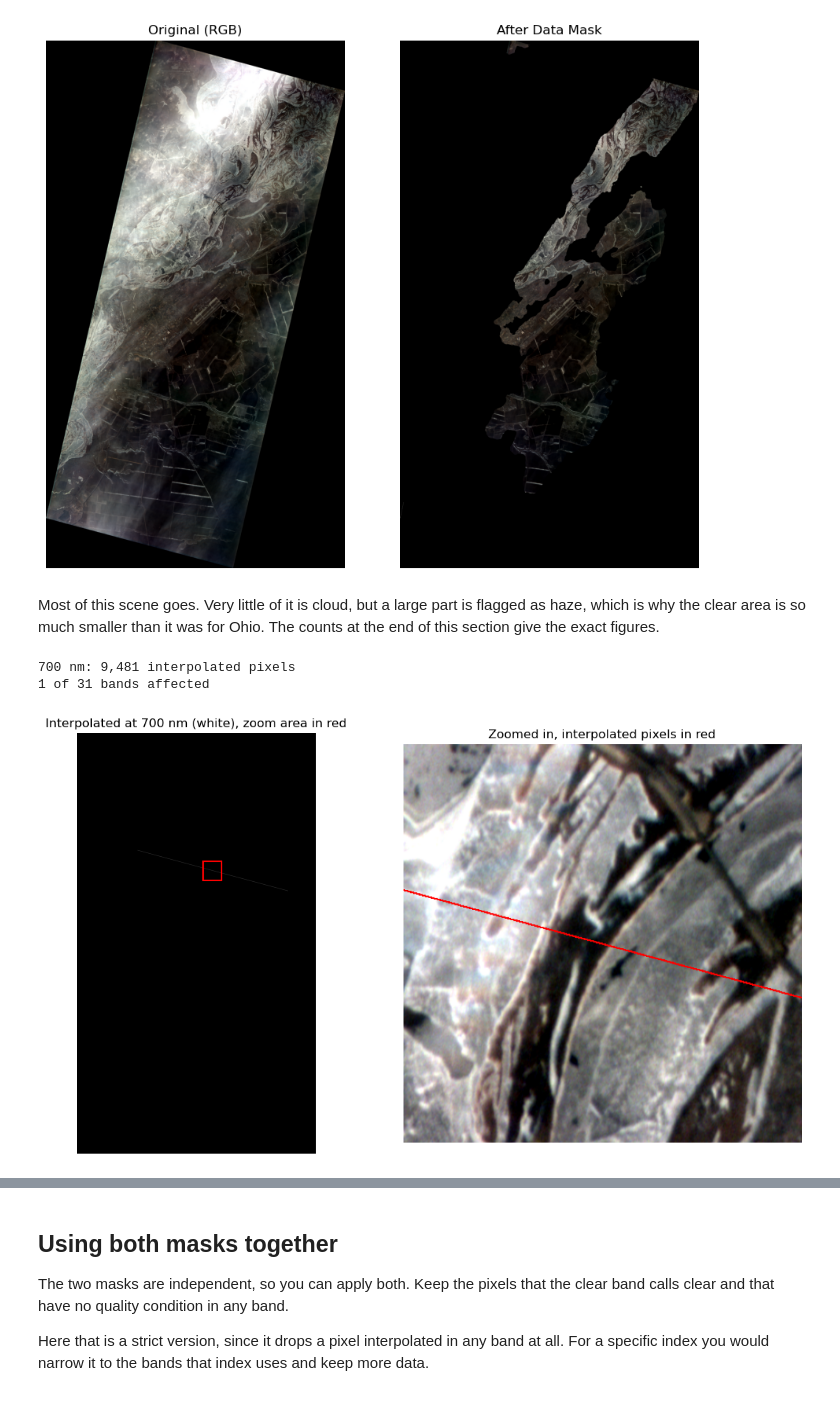
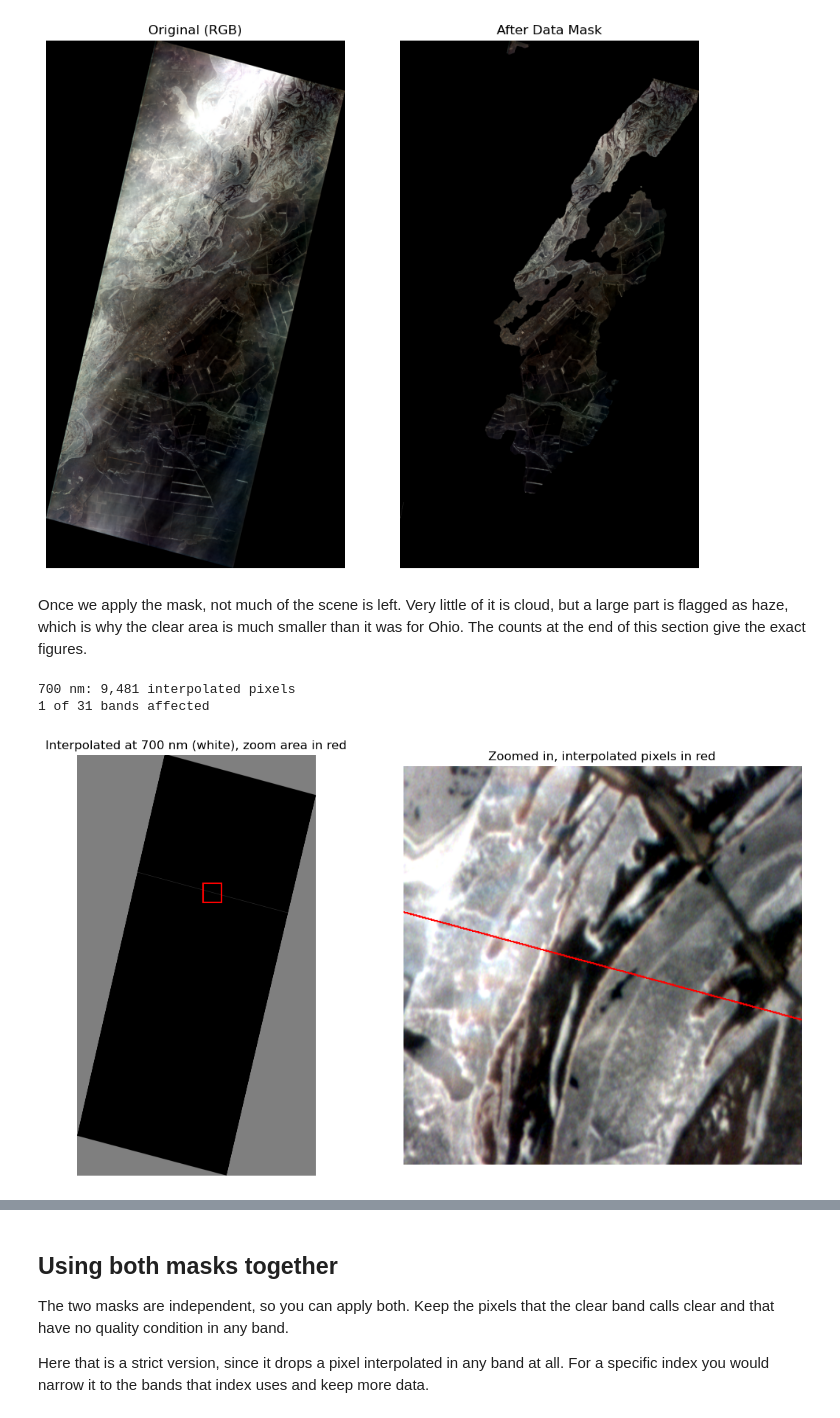
Before and after one commit to Nrevyw/wyvern-public-resources, a Jupyter notebook: tutorial-notebooks/cloud-and-data-masks/cloud_and_data_masks.ipynb, the cells around one changed output, grey strips where cells are left out. Drawn from its saved outputs; the diff is of its cells as text; code cells hidden in the pictures.

```diff
--- a/tutorial-notebooks/cloud-and-data-masks/cloud_and_data_masks.ipynb
+++ b/tutorial-notebooks/cloud-and-data-masks/cloud_and_data_masks.ipynb
@@ -259,7 +268,11 @@ The haze panel shows one large patch that is away from the clouds, and in the RG
 The following figure shows all three where cloud is red, haze is green, cloud shadow is blue.
 # %%
 composite = rgb_display.copy()
-for i, colour in [(1, [0.90, 0.20, 0.20]), (2, [0.24, 0.78, 0.24]), (3, [0.24, 0.43, 0.90])]:
+for i, colour in [
+    (1, [0.90, 0.20, 0.20]),
+    (2, [0.24, 0.78, 0.24]),
+    (3, [0.24, 0.43, 0.90]),
+]:
     flagged = data_mask[i] == 1
     composite[flagged] = 0.4 * composite[flagged] + 0.6 * np.array(colour)
 
@@ -370,10 +383,14 @@ QUALITY_STAC_URL = (
 )
 
 q_item = load_item(QUALITY_STAC_URL)
-q_paths = download_assets(q_item, ["Cloud optimized GeoTiff", "Pixel Quality Mask", "Data Mask"])
+q_paths = download_assets(
+    q_item, ["Cloud optimized GeoTiff", "Pixel Quality Mask", "Data Mask"]
+)
 
 q_asset = q_item["assets"]["Cloud optimized GeoTiff"]
-q_wavelengths = np.array([band["center_wavelength"] * 1000 for band in q_asset["eo:bands"]])
+q_wavelengths = np.array(
+    [band["center_wavelength"] * 1000 for band in q_asset["eo:bands"]]
+)
 q_scale = q_asset["raster:bands"][0]["scale"]
 q_nodata = q_asset["raster:bands"][0]["nodata"]
 q_bands = [nearest_band(q_wavelengths, nm) for nm in (650, 550, 490)]
@@ -390,7 +407,9 @@ Before looking at the quality bands, here is the scene itself with the clear mas
 This scene is large, so we read it at quarter resolution. Rasterio does that through `out_shape`, which downsamples as it reads instead of loading everything first. It is only for context here, and the analysis below still uses the full resolution mask.
 # %%
 with rasterio.open(q_paths["Cloud optimized GeoTiff"]) as src:
-    small_raw = src.read(q_bands, out_shape=(len(q_bands), src.height // 4, src.width // 4))
+    small_raw = src.read(
+        q_bands, out_shape=(len(q_bands), src.height // 4, src.width // 4)
+    )
 
 with rasterio.open(q_paths["Data Mask"]) as src:
     small_clear = src.read(1, out_shape=(src.height // 4, src.width // 4)) == 1
@@ -400,7 +419,9 @@ small[small_raw == q_nodata] = np.nan
 small *= q_scale
 small = np.moveaxis(small, 0, -1)
 
-q_overview = np.nan_to_num(np.stack([stretch(small[:, :, i]) for i in range(3)], axis=-1), nan=0)
+q_overview = np.nan_to_num(
+    np.stack([stretch(small[:, :, i]) for i in range(3)], axis=-1), nan=0
+)
 q_overview_clear = np.where(small_clear[:, :, None], q_overview, 0)
 
 fig, axes = plt.subplots(1, 2, figsize=(9, 7), layout="constrained")
@@ -416,7 +437,7 @@ plt.show()
 # %% [output]
 [figure]
 # %% [markdown]
-Most of this scene goes. Very little of it is cloud, but a large part is flagged as haze, which is why the clear area is so much smaller than it was for Ohio. The counts at the end of this section give the exact figures.
+Once we apply the mask, not much of the scene is left. Very little of it is cloud, but a large part is flagged as haze, which is why the clear area is much smaller than it was for Ohio. The counts at the end of this section give the exact figures.
 # %%
 interpolated_counts = []
 
@@ -429,46 +450,55 @@ with rasterio.open(q_paths["Pixel Quality Mask"]) as src:
 
 affected = [i for i, count in enumerate(interpolated_counts, start=1) if count]
 for i in affected:
-    print(f"{round(q_wavelengths[i - 1])} nm: {interpolated_counts[i - 1]:,} interpolated pixels")
+    print(
+        f"{round(q_wavelengths[i - 1])} nm: {interpolated_counts[i - 1]:,} interpolated pixels"
+    )
 print(f"{len(affected)} of {len(interpolated_counts)} bands affected")
 
 worst_band = int(np.argmax(interpolated_counts)) + 1
 worst_nm = round(q_wavelengths[worst_band - 1])
 with rasterio.open(q_paths["Pixel Quality Mask"]) as src:
-    worst_flags = src.read(worst_band) == 1
+    worst_raw = src.read(worst_band)
+worst_flags = worst_raw == 1
 
 # The flagged pixels run most of the way across the scene, so crop a fixed
 # window around the middle.
 rows, cols = np.nonzero(worst_flags)
 half = 250
 r, c = int(np.median(rows)), int(np.median(cols))
 r0, c0 = max(r - half, 0), max(c - half, 0)
 r1, c1 = min(r + half, worst_flags.shape[0]), min(c + half, worst_flags.shape[1])
 window = Window(c0, r0, c1 - c0, r1 - r0)
 
 # Read only that window of the imagery instead of full scene.
 with rasterio.open(q_paths["Cloud optimized GeoTiff"]) as src:
     q_raw = src.read(q_bands, window=window)
 
 q_reflectance = q_raw.astype(np.float32)
 q_reflectance[q_raw == q_nodata] = np.nan
 q_reflectance *= q_scale
 q_rgb = np.moveaxis(q_reflectance, 0, -1)
 
-crop = np.nan_to_num(np.stack([stretch(q_rgb[:, :, i]) for i in range(3)], axis=-1), nan=0)
+crop = np.nan_to_num(
+    np.stack([stretch(q_rgb[:, :, i]) for i in range(3)], axis=-1), nan=0
+)
 crop[worst_flags[r0:r1, c0:c1]] = [1, 0, 0]
 
 fig, axes = plt.subplots(1, 2, figsize=(11, 6), layout="constrained")
-axes[0].imshow(worst_flags, cmap="gray", vmin=0, vmax=1)
-axes[0].add_patch(plt.Rectangle((c0, r0), c1 - c0, r1 - r0, edgecolor="red", facecolor="none", lw=1.5))
+axes[0].imshow(
+    np.ma.masked_where(worst_raw == 255, worst_flags), cmap=grey, vmin=0, vmax=1
+)
+axes[0].add_patch(
+    plt.Rectangle((c0, r0), c1 - c0, r1 - r0, edgecolor="red", facecolor="none", lw=1.5)
+)
 axes[0].set_title(f"Interpolated at {worst_nm} nm (white), zoom area in red")
 axes[1].imshow(crop)
 axes[1].set_title("Zoomed in, interpolated pixels in red")
 for ax in axes:
     ax.axis("off")
 plt.show()
 # %% [output]
 700 nm: 9,481 interpolated pixels
 1 of 31 bands affected
-[figure, old version]
+[figure, new version]
 # %% [markdown]
```
Also changed, not shown: parts of 7 cells of this notebook.
